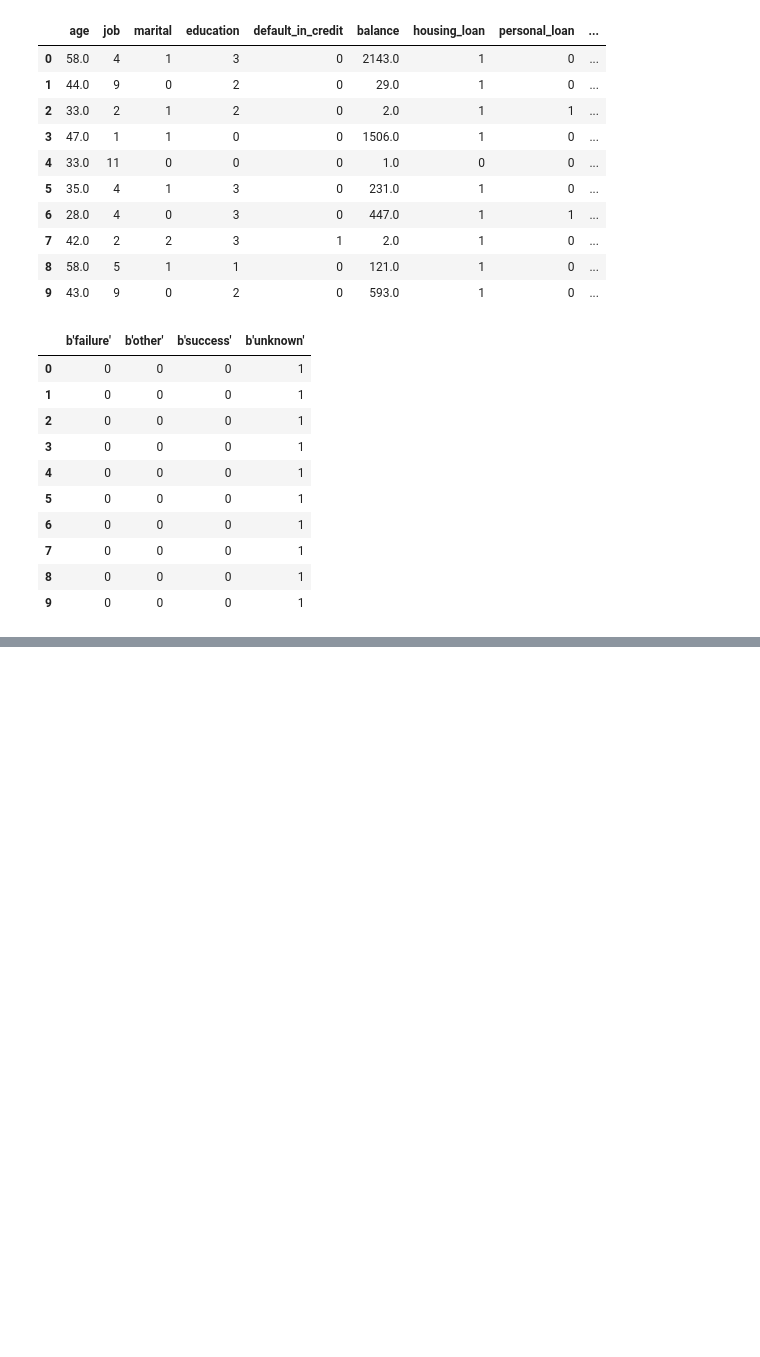
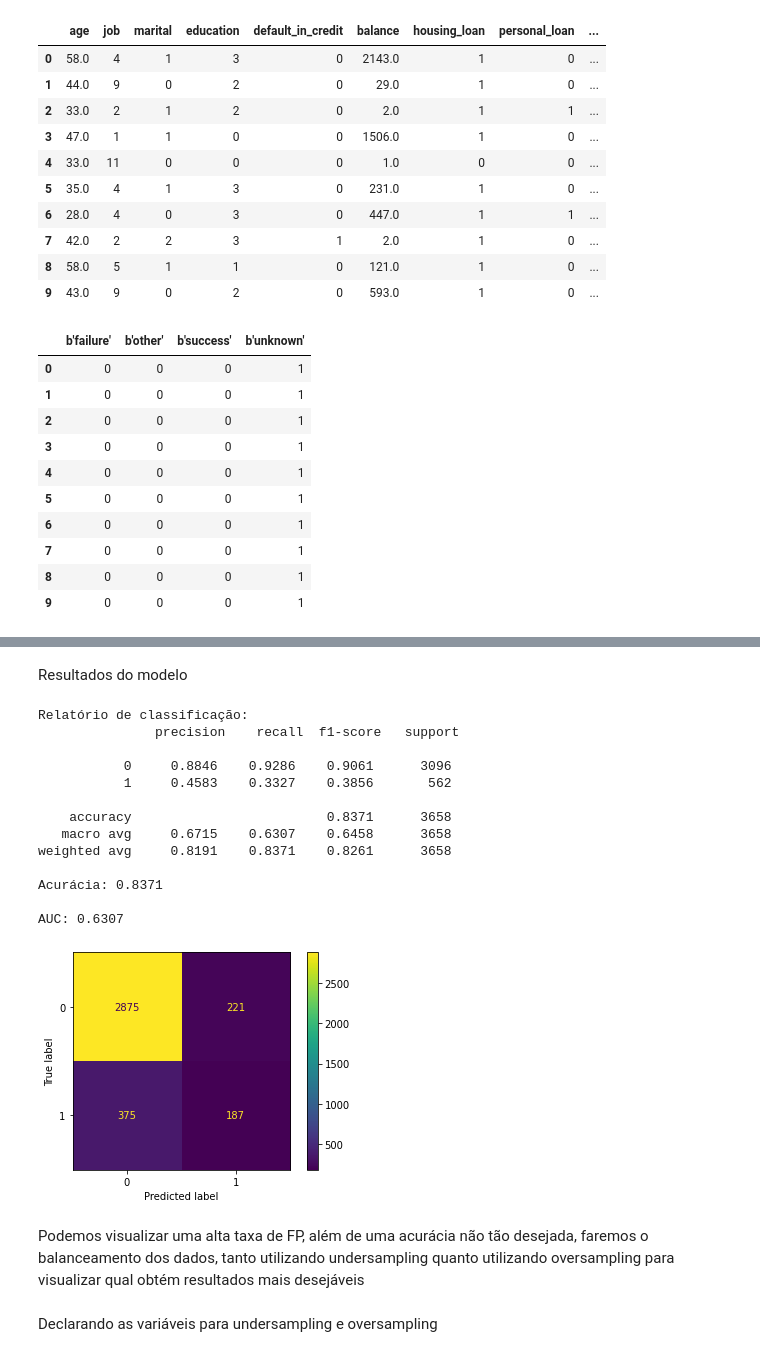
Before and after one commit to NickolasCrema/TB2_DATASCIENCE, a Jupyter notebook: dados.ipynb, the cells around one changed output, grey strips where cells are left out. Drawn from its saved outputs; the diff is of its cells as text; code cells hidden in the pictures; blank space fills up the shorter version.

```diff
--- a/dados.ipynb
+++ b/dados.ipynb
@@ -215,0 +306,7 @@ df_outcome_previous.head(10)
+# %%
+x = df.drop('has_subscribed', axis= 1)
+y = df['has_subscribed']
+
+x_train, x_test, y_train, y_test = train_test_split(x, y, stratify=y, shuffle=True)
+y_train = y_train.astype(int)
+y_test = y_test.astype(int)
@@ -215,0 +315,2 @@ df_outcome_previous.head(10)
+# %%
+knn = KNeighborsClassifier(n_neighbors=3)
@@ -215,0 +319,30 @@ df_outcome_previous.head(10)
+# %%
+knn.fit(x_train, y_train)
+y_pred = knn.predict(x_test)
+y_proba = knn.predict_proba(x_test)
+# %% [markdown]
+Resultados do modelo
+# %%
+ConfusionMatrixDisplay(confusion_matrix=confusion_matrix(y_test, y_pred)).plot()
+print('Relatório de classificação: \n', classification_report(y_test, y_pred, digits=4))
+print('Acurácia: {:.4f}\n'.format(accuracy_score(y_test, y_pred)))
+print("AUC: {:.4f}\n".format(roc_auc_score(y_test, y_pred)))
+# %% [output]
+Relatório de classificação:
+               precision    recall  f1-score   support
+
+           0     0.8846    0.9286    0.9061      3096
+           1     0.4583    0.3327    0.3856       562
+
+    accuracy                         0.8371      3658
+   macro avg     0.6715    0.6307    0.6458      3658
+weighted avg     0.8191    0.8371    0.8261      3658
+
+Acurácia: 0.8371
+
+AUC: 0.6307
+[figure, added]
+# %% [markdown]
+Podemos visualizar uma alta taxa de FP, além de uma acurácia não tão desejada, faremos o balanceamento dos dados, tanto utilizando undersampling quanto utilizando oversampling para visualizar qual obtém resultados mais desejáveis
+# %% [markdown]
+Declarando as variáveis para undersampling e oversampling
```
Also changed, not shown: parts of 54 cells of this notebook.
